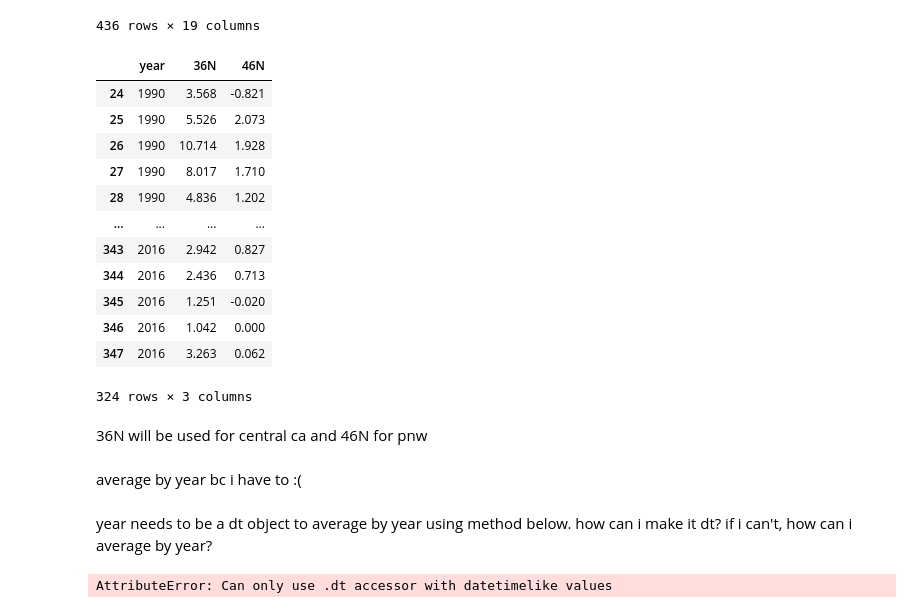
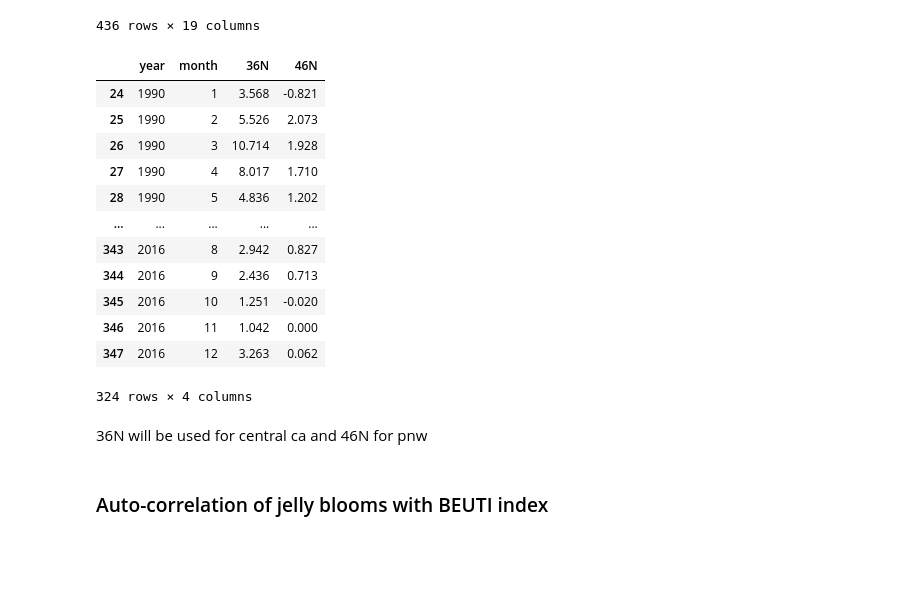
Before and after one commit to sjoh18/MS263-Final-Project, a Jupyter notebook: FinalProject.ipynb, the cells around one changed output. Saved outputs shown, nothing was run; the diff lists cells and outputs as text; code cells hidden in the pictures; blank space fills up the shorter version.

```diff
--- a/FinalProject.ipynb
+++ b/FinalProject.ipynb
@@ -274,31 +287,24 @@ beutidf
 # %%
 # subset - only need years 1990-2016 and latitudes 36 and 46? what is best to represent pnw?
 ii = ((beutidf['year'] >= 1990) & (beutidf['year'] <= 2016))
 beuti_sub = beutidf[ii]
-beuti_sub = beuti_sub.iloc[:, [0, 7, 17]]
+beuti_sub = beuti_sub.iloc[:, [0, 1, 7, 17]]
 beuti_sub
 # %% [output]
-|  | year | 36N | 46N |
-| 24 | 1990 | 3.568 | -0.821 |
-| 25 | 1990 | 5.526 | 2.073 |
-| 26 | 1990 | 10.714 | 1.928 |
-| 27 | 1990 | 8.017 | 1.710 |
-| 28 | 1990 | 4.836 | 1.202 |
-| ... | ... | ... | ... |
-| 343 | 2016 | 2.942 | 0.827 |
-| 344 | 2016 | 2.436 | 0.713 |
-| 345 | 2016 | 1.251 | -0.020 |
-| 346 | 2016 | 1.042 | 0.000 |
-| 347 | 2016 | 3.263 | 0.062 |
+|  | year | month | 36N | 46N |
+| 24 | 1990 | 1 | 3.568 | -0.821 |
+| 25 | 1990 | 2 | 5.526 | 2.073 |
+| 26 | 1990 | 3 | 10.714 | 1.928 |
+| 27 | 1990 | 4 | 8.017 | 1.710 |
+| 28 | 1990 | 5 | 4.836 | 1.202 |
+| ... | ... | ... | ... | ... |
+| 343 | 2016 | 8 | 2.942 | 0.827 |
+| 344 | 2016 | 9 | 2.436 | 0.713 |
+| 345 | 2016 | 10 | 1.251 | -0.020 |
+| 346 | 2016 | 11 | 1.042 | 0.000 |
+| 347 | 2016 | 12 | 3.263 | 0.062 |
-324 rows × 3 columns
+324 rows × 4 columns
 # %% [markdown]
 36N will be used for central ca and 46N for pnw
-# %% [markdown]
-average by year bc i have to :(
-# %% [markdown]
-year needs to be a dt object to average by year using method below. how can i make it dt? if i can't, how can i average by year?
-# %%
-beuti_yearly = beuti_sub.groupby(beuti_sub['year'].dt.year)['36N', '46N'].mean().reset_index()
-beuti_yearly
-# %% [output]
-AttributeError: Can only use .dt accessor with datetimelike values
+# %% [markdown]
+### Auto-correlation of jelly blooms with BEUTI index
```
Also changed, not shown: parts of 12 cells of this notebook.
